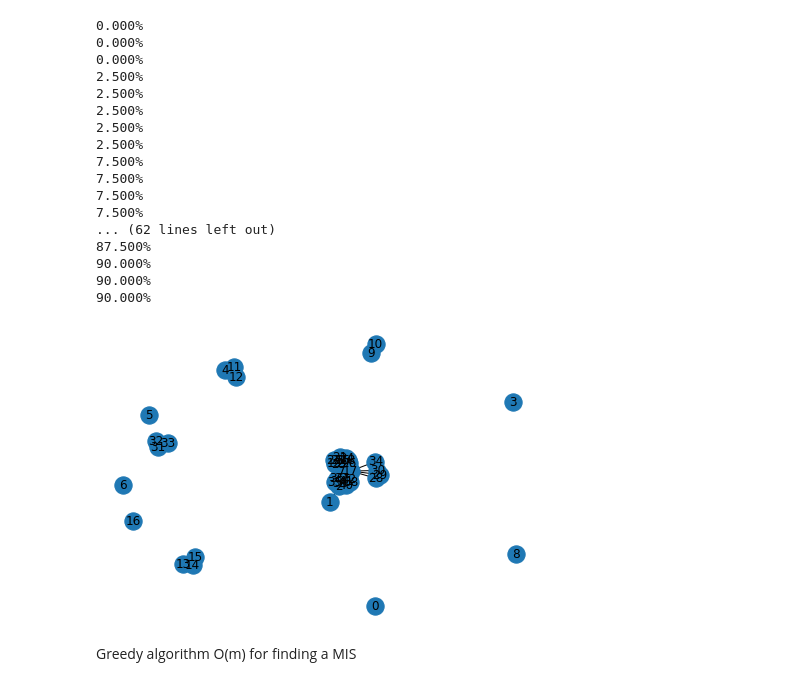
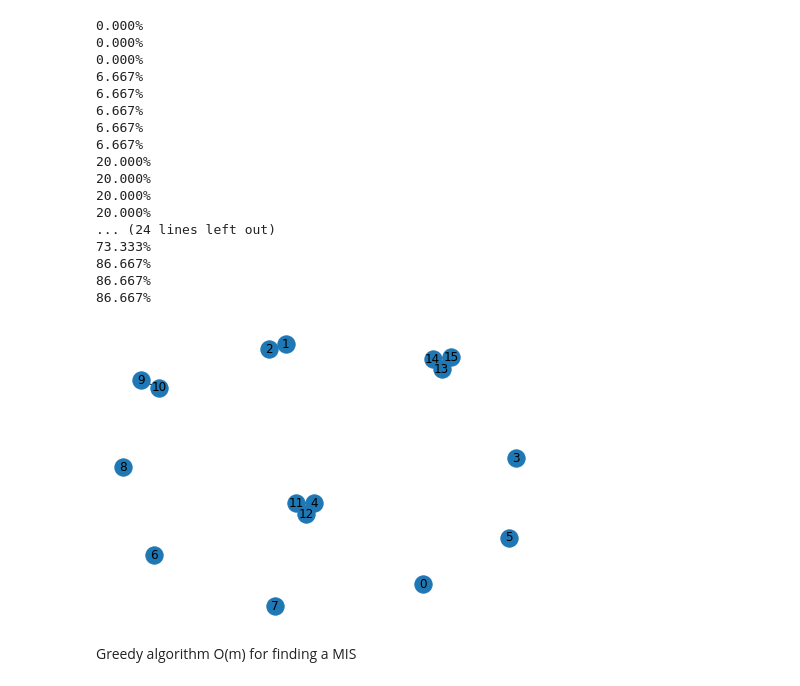
Before and after one commit to amathebest/graph_mining, a Jupyter notebook: Progetto/My_implementation.ipynb, the cells around one changed output. Cells and saved outputs as stored; diff of their text form; code cells hidden in the pictures.

```diff
--- a/Progetto/My_implementation.ipynb
+++ b/Progetto/My_implementation.ipynb
@@ -17,7 +17,7 @@ files = os.listdir(base_path)
 G = nx.Graph()
 node_index = 0
 i = 1
-number_of_nodes = 40
+number_of_nodes = 15
 
 # main loop for graph construction
 for file in files:
@@ -41,48 +41,48 @@ for file in files:
             # isolating the authors
             authors = []
             for comment in comments_section:
                 pattern = '_[A-Z][\w+\s?\.?]+_'
                 results = re.findall(pattern, comment)
                 if results:
                     author = results[0].split('_')[1]
                     authors.append(author)
 
             # adding the nodes
             for author in authors:
                 if author not in nx.get_node_attributes(G, 'name').values():
                     G.add_node(node_index, name = author)
                     node_index += 1
 
             # adding the edges
             for pair in itertools.combinations(authors, 2):
                 # fetching node 1
                 node_1_key = list(nx.get_node_attributes(G, 'name').values()).index(pair[0])
                 # fetching node 2
                 node_2_key = list(nx.get_node_attributes(G, 'name').values()).index(pair[1])
                 # adding the edge if it isn't already in the graph
                 if (node_1_key, node_2_key) not in list(G.edges):
                     G.add_edge(node_1_key, node_2_key)
 
 nx.draw(G, with_labels = True)
 # %% [output]
 0.000%
 0.000%
 0.000%
-2.500%
-2.500%
-2.500%
-2.500%
-2.500%
-7.500%
-7.500%
-7.500%
-7.500%
-... (62 lines left out)
-87.500%
-90.000%
-90.000%
-90.000%
+6.667%
+6.667%
+6.667%
+6.667%
+6.667%
+20.000%
+20.000%
+20.000%
+20.000%
+... (24 lines left out)
+73.333%
+86.667%
+86.667%
+86.667%
-[figure, old version]
+[figure, new version]
 # %% [markdown]
 Greedy algorithm O(m) for finding a MIS
 # %%
```
Also changed, not shown: parts of 4 cells of this notebook, 3 other files.
